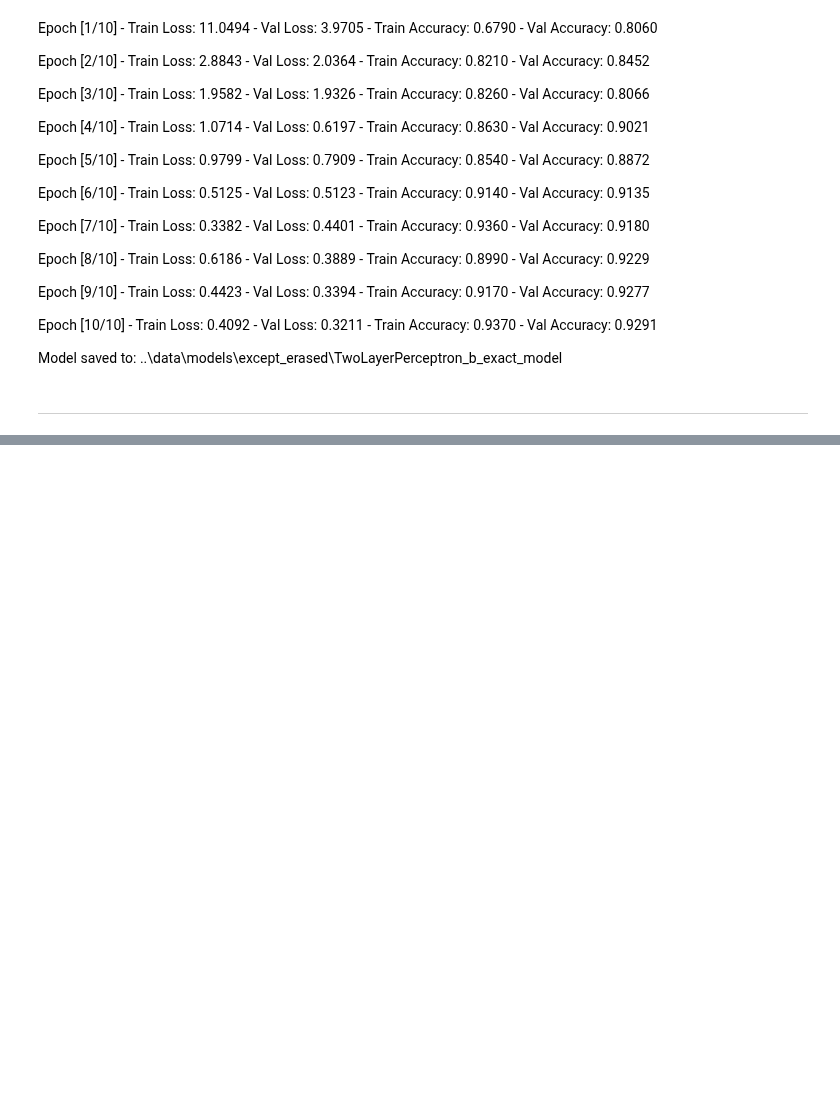
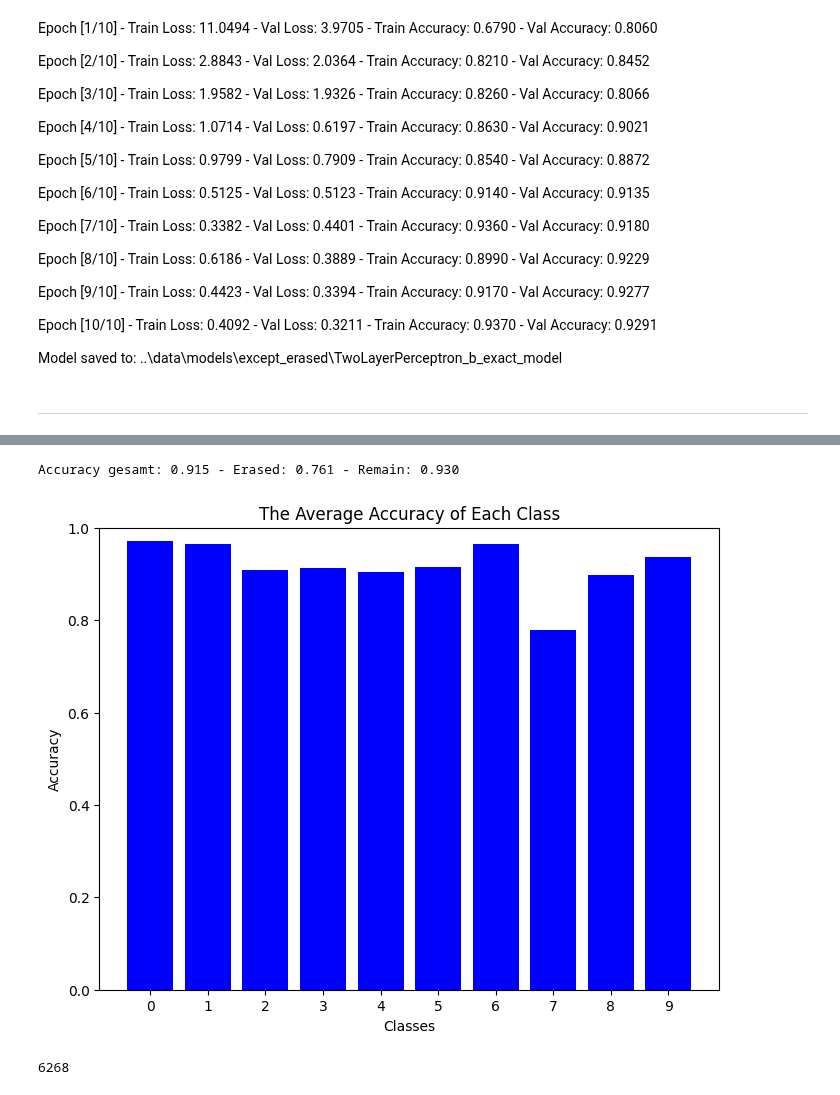
Before and after one commit to MoraiT01/study_on_unlearning, a Jupyter notebook: notebooks/network_compare.ipynb, the cells around one changed output, grey strips where cells are left out. Saved outputs shown, nothing was run; the diff lists cells and outputs as text; code cells hidden in the pictures; blank space fills up the shorter version.

```diff
--- a/notebooks/network_compare.ipynb
+++ b/notebooks/network_compare.ipynb
@@ -173,0 +267,9 @@ ___
+# %%
+evaluate_model(exact_model)
+# %% [output]
+Accuracy gesamt: 0.915 - Erased: 0.761 - Remain: 0.930
+[figure, added]
+# %%
+sum([1 for _, x in D_CLASSES["7"].dataset.samples.items() if "7e" in x["image"]])
+# %% [output]
+6268
```
Also changed, not shown: parts of 9 cells of this notebook, 3 other files.
